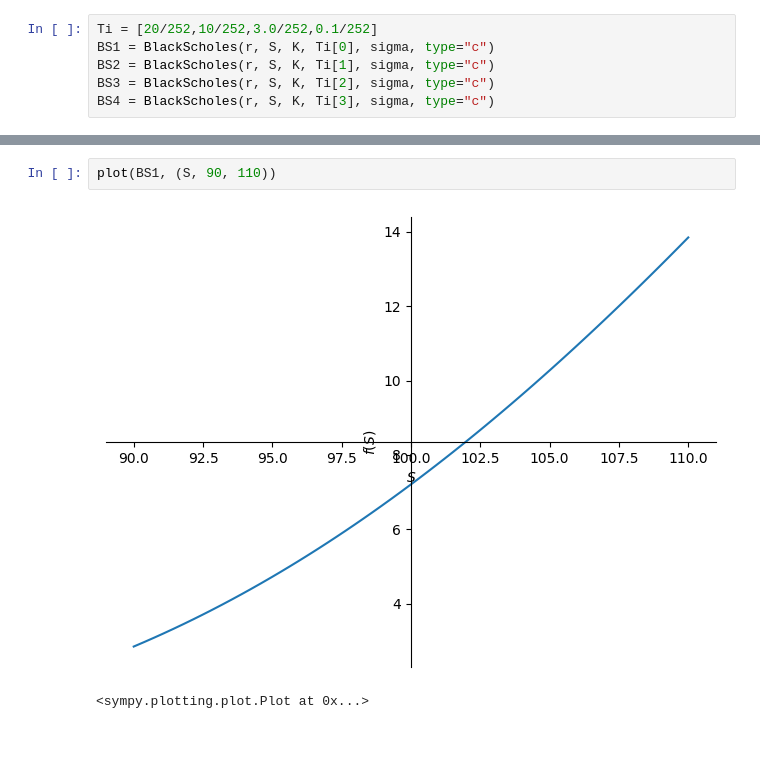
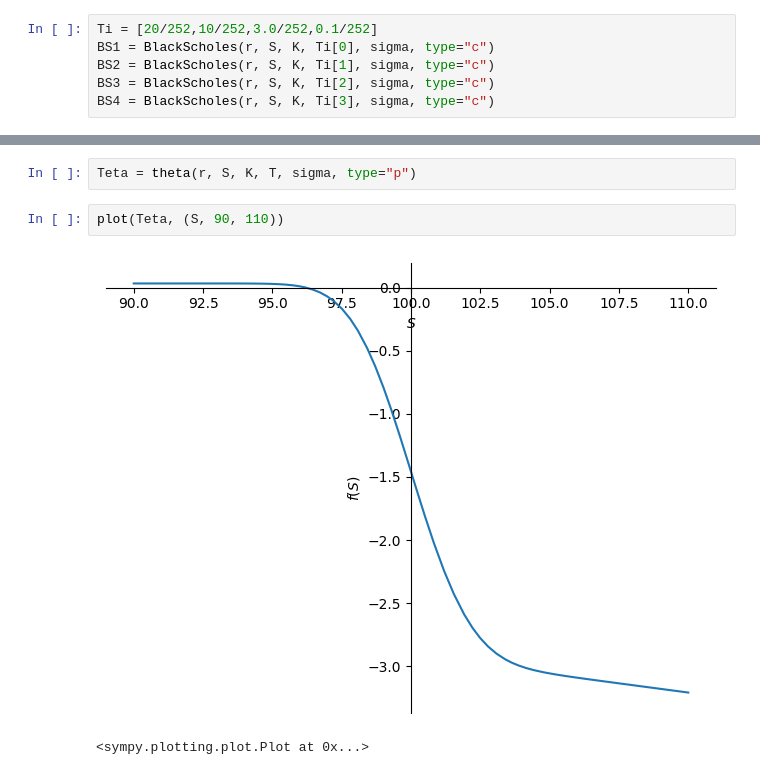
Before and after one commit to Felipe-Pinto/python_para_exatas, a Jupyter notebook: BS_Sympy.ipynb, the cells around one changed output, grey strips where cells are left out. Drawn from its saved outputs; the diff is of its cells as text; blank space fills up the shorter version.

```diff
--- a/BS_Sympy.ipynb
+++ b/BS_Sympy.ipynb
@@ -117,5 +117,7 @@ p.show()
+# %%
+Teta = theta(r, S, K, T, sigma, type="p")
 # %%
-plot(BS1, (S, 90, 110))
+plot(Teta, (S, 90, 110))
 # %% [output]
-[figure, old version]
+[figure, new version]
 <sympy.plotting.plot.Plot at 0x...>
```
Also changed, not shown: parts of 3 cells of this notebook.
